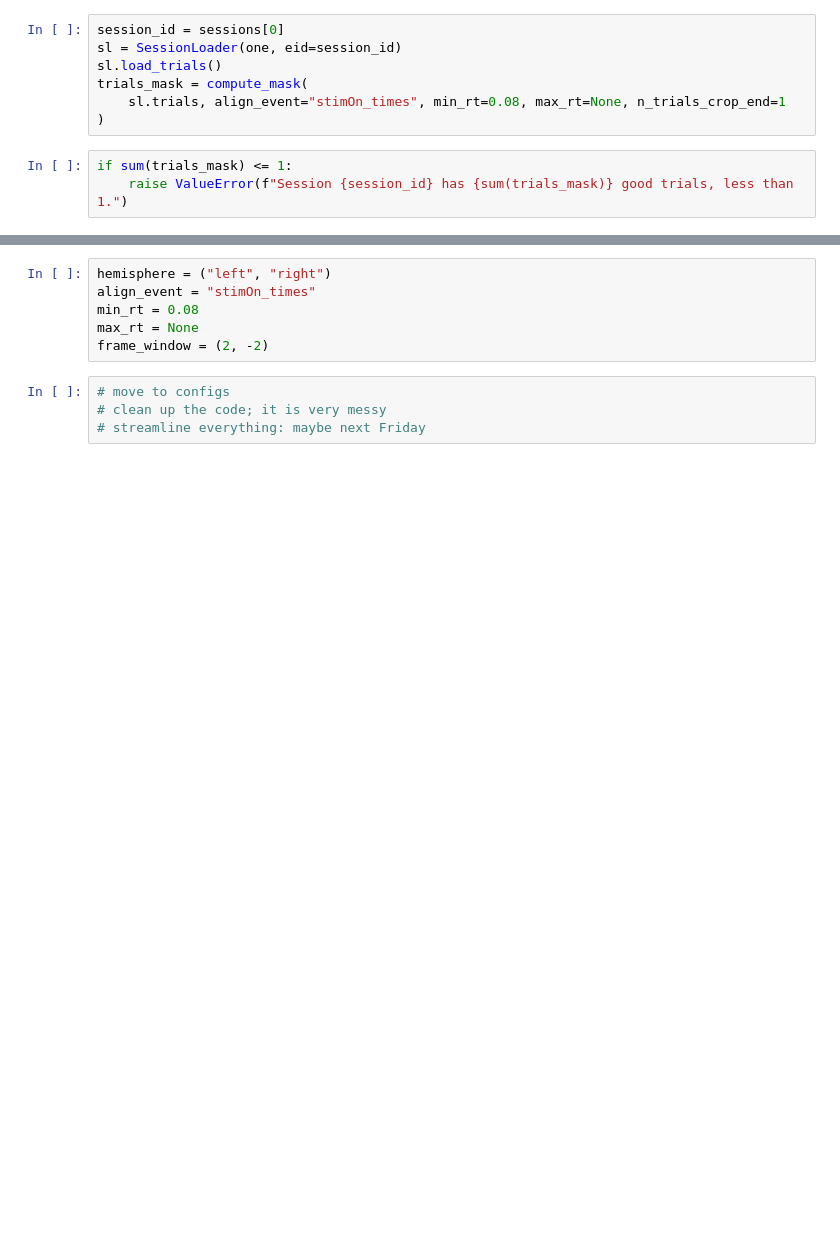
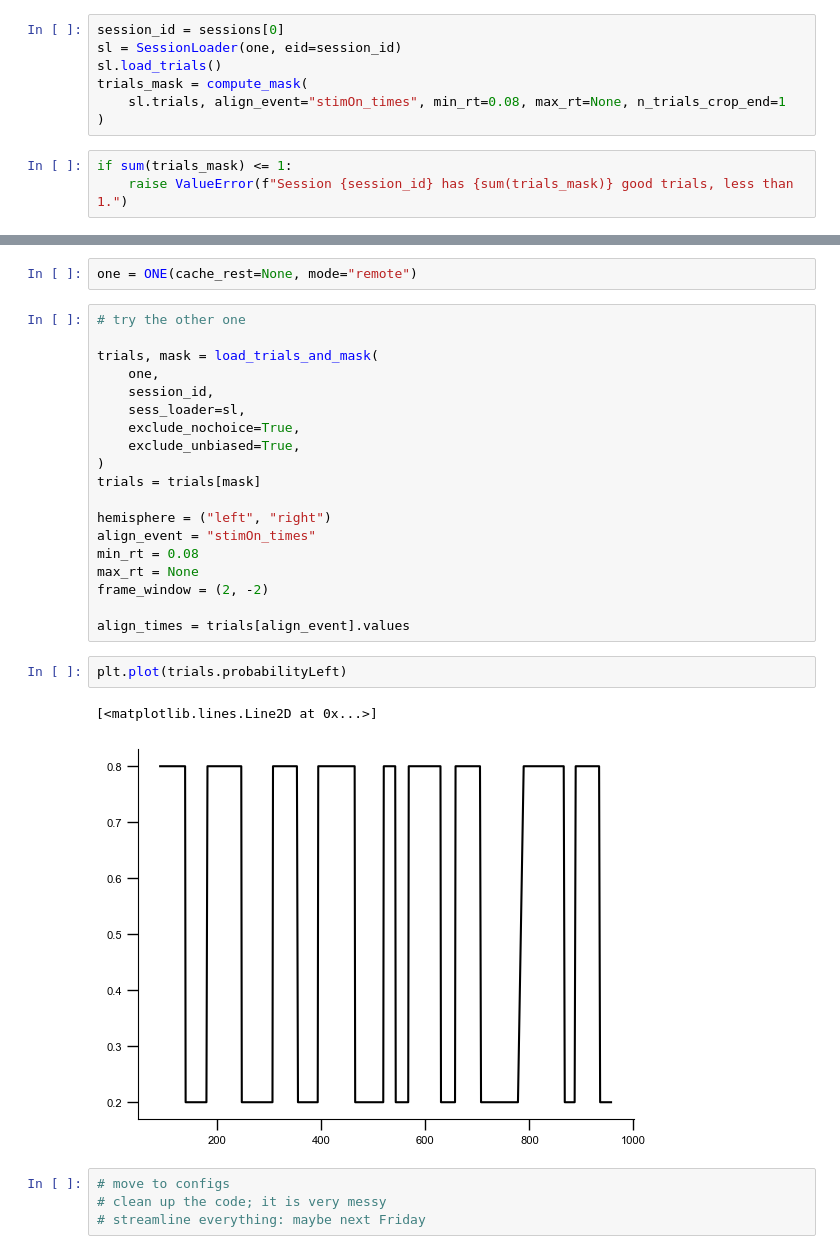
Before and after one commit to debottamKundu/ibl-partial-info-decomp, a Jupyter notebook: notebooks/widefield_loading.ipynb, the cells around one changed output, grey strips where cells are left out. Drawn from its saved outputs; the diff is of its cells as text; blank space fills up the shorter version.

```diff
--- a/notebooks/widefield_loading.ipynb
+++ b/notebooks/widefield_loading.ipynb
@@ -48,9 +54,29 @@ if sum(trials_mask) <= 1:
+# %%
+one = ONE(cache_rest=None, mode="remote")
+# %%
+# try the other one
+
+trials, mask = load_trials_and_mask(
+    one,
+    session_id,
+    sess_loader=sl,
+    exclude_nochoice=True,
+    exclude_unbiased=True,
+)
+trials = trials[mask]
+
+hemisphere = ("left", "right")
+align_event = "stimOn_times"
+min_rt = 0.08
+max_rt = None
+frame_window = (2, -2)
+
+align_times = trials[align_event].values
 # %%
-hemisphere = ("left", "right")
-align_event = "stimOn_times"
-min_rt = 0.08
-max_rt = None
-frame_window = (2, -2)
+plt.plot(trials.probabilityLeft)
+# %% [output]
+[<matplotlib.lines.Line2D at 0x...>]
+[figure, added]
 # %%
 # move to configs
 # clean up the code; it is very messy
```
Also changed, not shown: parts of 3 cells of this notebook, 5 other files.
